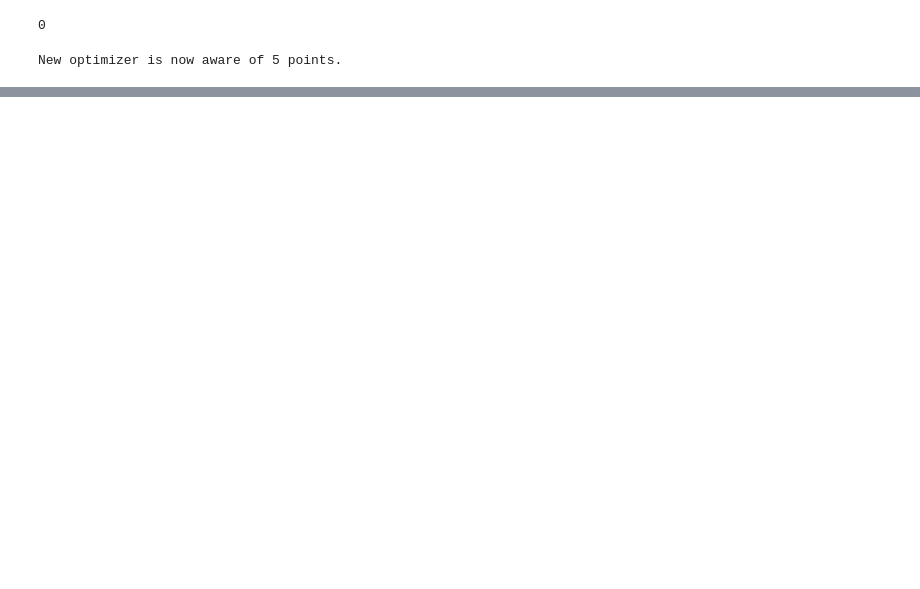
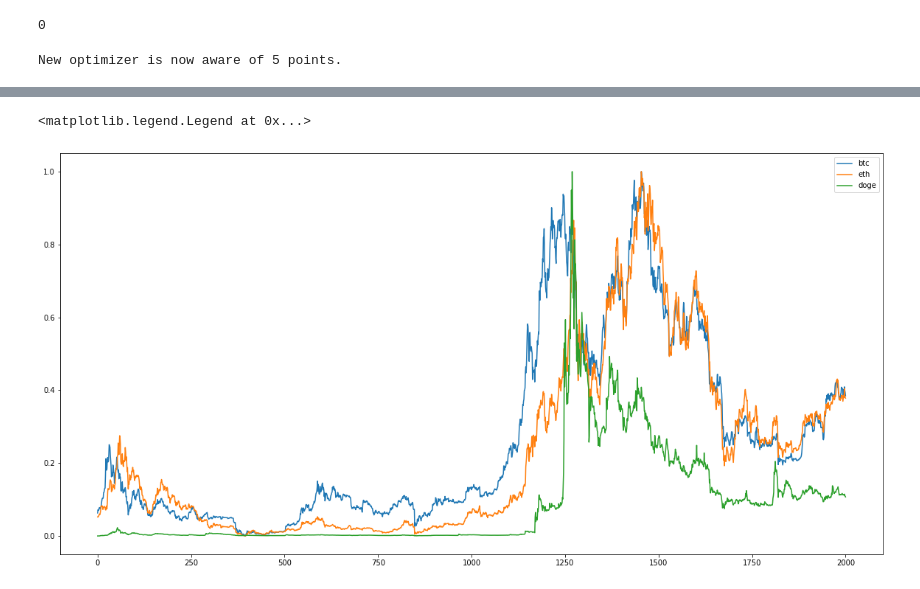
Before and after one commit to Mierva/ElonsCryptoEffect, a Jupyter notebook: main.ipynb, the cells around one changed output, grey strips where cells are left out. Cells and saved outputs as stored; diff of their text form; code cells hidden in the pictures; blank space fills up the shorter version.

```diff
--- a/main.ipynb
+++ b/main.ipynb
@@ -250,0 +456,27 @@ mean = 0.5333311181846124
+# %%
+eth_df = pd.read_csv('Data/eth_data.csv')
+eth_df = eth_df.rename(columns={'time':'date'}).drop(['Unnamed: 0','conversionType','conversionSymbol'], axis=1)
+eth_df['date'] = eth_df['date'].apply(lambda x: datetime.fromtimestamp(x))
+eth_df = eth_df.set_index('date')
+
+
+doge_df = pd.read_csv('Data/doge_data.csv')
+doge_df = doge_df.rename(columns={'time':'date'}).drop(['Unnamed: 0','conversionType','conversionSymbol'], axis=1)
+doge_df['date'] = doge_df['date'].apply(lambda x: datetime.fromtimestamp(x))
+doge_df = doge_df.set_index('date')
+# %%
+from sklearn.preprocessing import MinMaxScaler
+
+
+
+plt.figure(figsize=(20,10))
+
+for crypto, name in zip([topics_btc, eth_df, doge_df], ['btc','eth','doge']):
+    scaler = MinMaxScaler()
+    data = scaler.fit_transform(crypto['close'].values.reshape(-1, 1))
+    plt.plot(data, label=name)
+
+plt.legend()
+# %% [output]
+<matplotlib.legend.Legend at 0x...>
+[figure, added]
```
Also changed, not shown: parts of 29 cells of this notebook, 11 other files.
